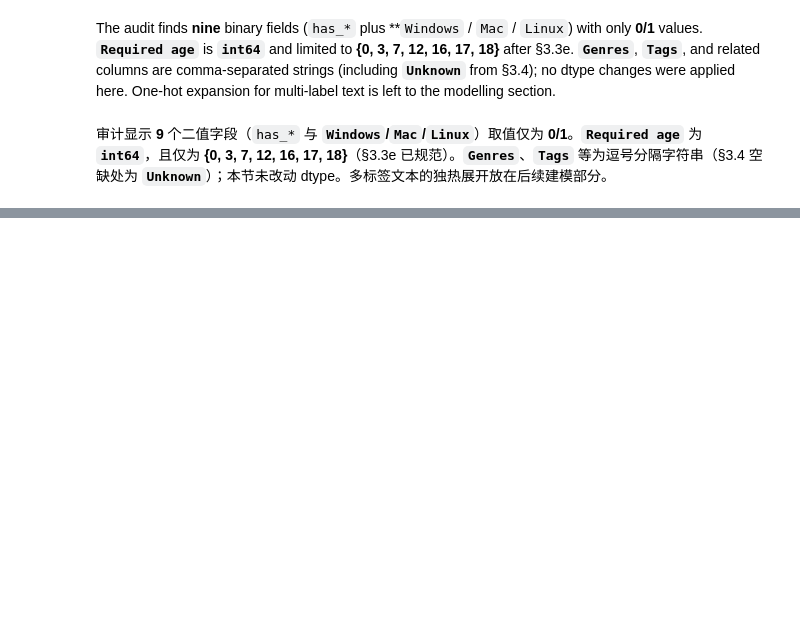
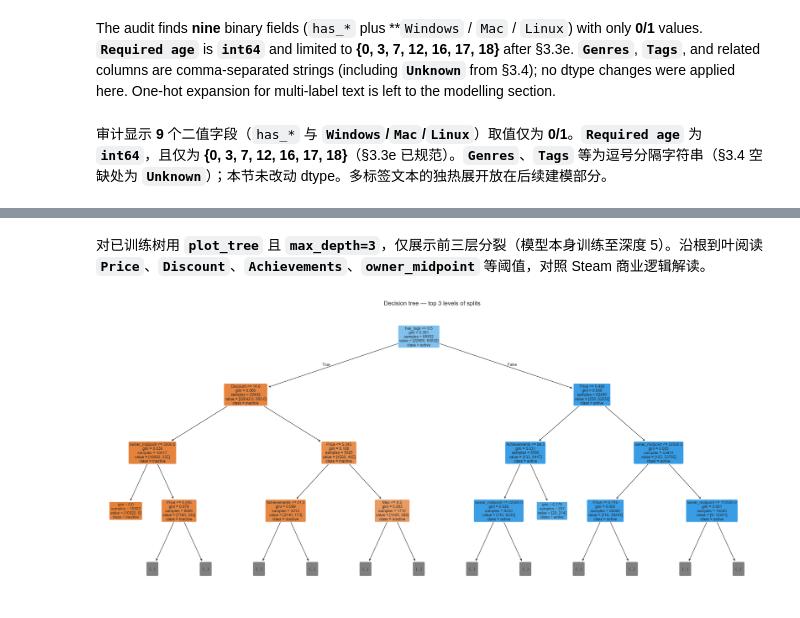
Before and after one commit to victoriammiao/datamining, a Jupyter notebook: 50091136.ipynb, the cells around one changed output, grey strips where cells are left out. Cells and saved outputs as stored; diff of their text form; code cells hidden in the pictures; blank space fills up the shorter version.

```diff
--- a/50091136.ipynb
+++ b/50091136.ipynb
@@ -1883,0 +2101,21 @@ The audit finds **nine** binary fields (`has_*` plus **`Windows` / `Mac` / `Linu
+# %% [markdown]
+
+对已训练树用 **`plot_tree`** 且 **`max_depth=3`**，仅展示前三层分裂（模型本身训练至深度 5）。沿根到叶阅读 **`Price`**、**`Discount`**、**`Achievements`**、**`owner_midpoint`** 等阈值，对照 Steam 商业逻辑解读。
+# %%
+# Section 4.4 — plot_tree: first three layers only (single figure)
+fig, ax = plt.subplots(figsize=(22, 10))
+plot_tree(
+    dt_model,
+    feature_names=FEATURE_COLS,
+    class_names=["inactive", "active"],
+    filled=True,
+    rounded=True,
+    max_depth=3,
+    fontsize=9,
+    ax=ax,
+)
+ax.set_title("Decision tree — top 3 levels of splits")
+plt.tight_layout()
+plt.show()
+# %% [output]
+[figure, added]
```
Also changed, not shown: parts of 24 cells of this notebook, 1 other file.
